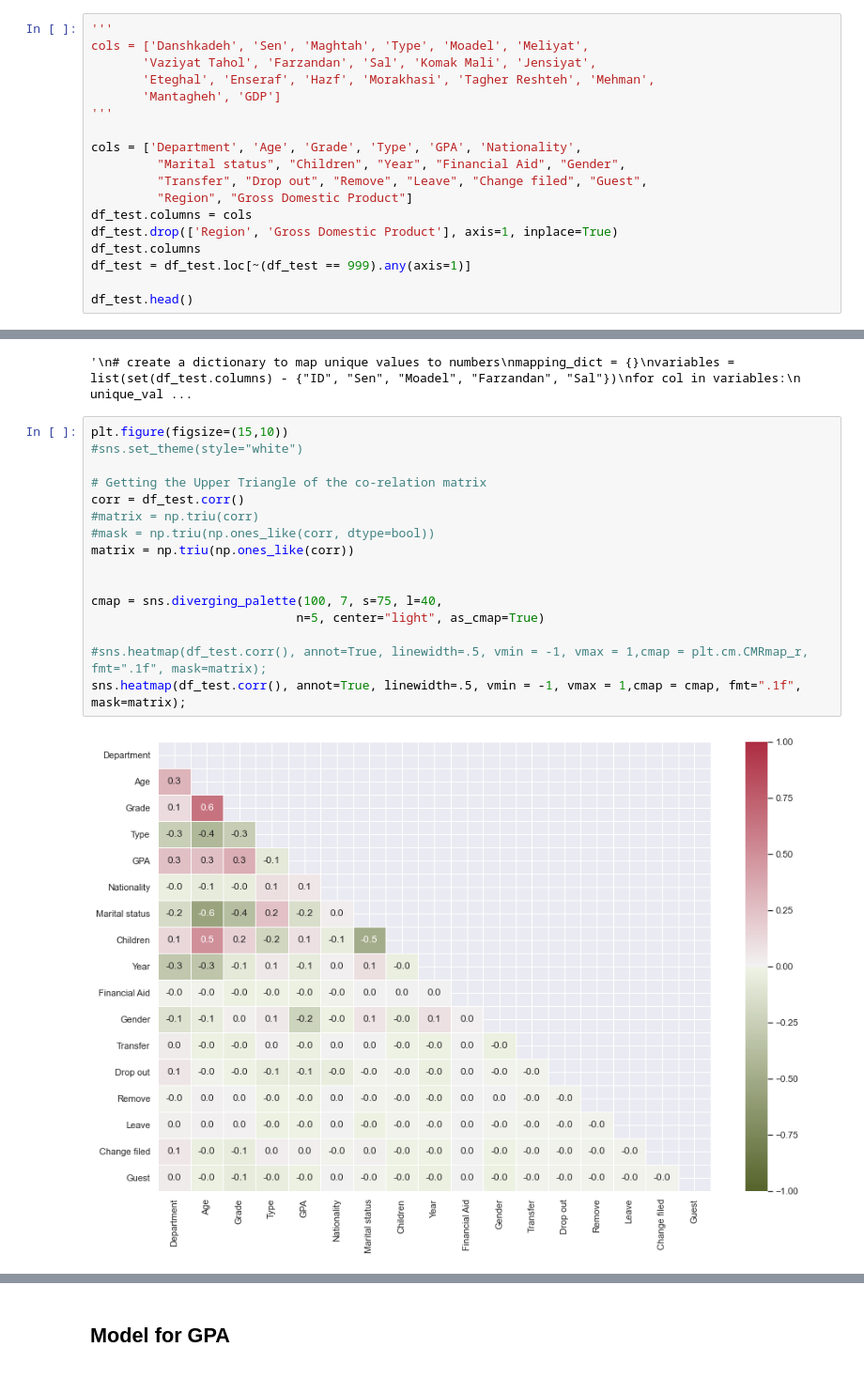
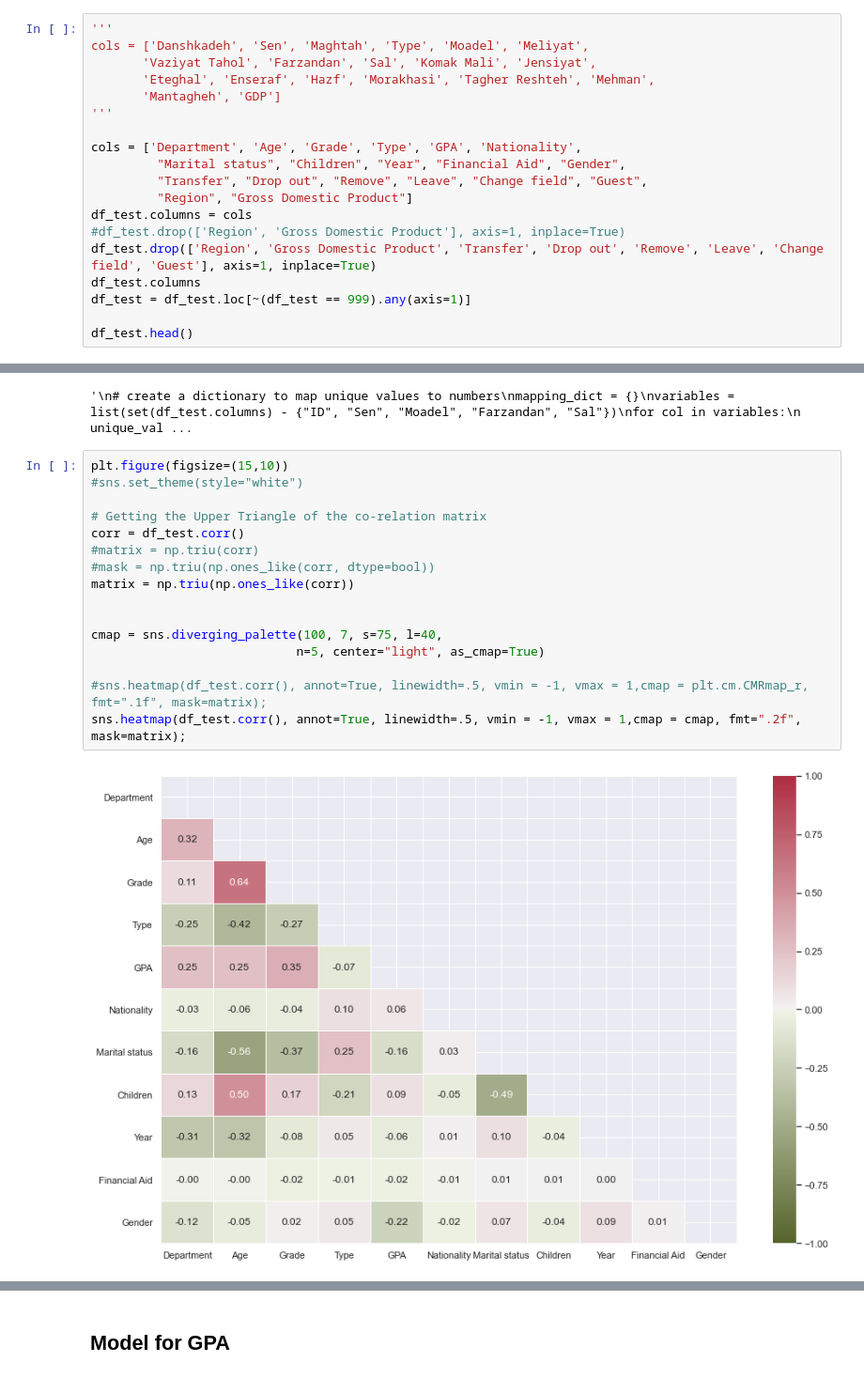
Before and after one commit to mghasemi19/ML_EconEduc, a Jupyter notebook: GPA_Regression.ipynb, the cells around one changed output, grey strips where cells are left out. Shown at 94% size. Saved outputs shown, nothing was run; the diff lists cells and outputs as text.

Commit message:
Fix some comments and add KS test

```diff
--- a/GPA_Regression.ipynb
+++ b/GPA_Regression.ipynb
@@ -45,10 +50,11 @@ cols = ['Danshkadeh', 'Sen', 'Maghtah', 'Type', 'Moadel', 'Meliyat',
 
 cols = ['Department', 'Age', 'Grade', 'Type', 'GPA', 'Nationality',
          "Marital status", "Children", "Year", "Financial Aid", "Gender",
-         "Transfer", "Drop out", "Remove", "Leave", "Change filed", "Guest",
+         "Transfer", "Drop out", "Remove", "Leave", "Change field", "Guest",
          "Region", "Gross Domestic Product"]
 df_test.columns = cols
-df_test.drop(['Region', 'Gross Domestic Product'], axis=1, inplace=True)
+#df_test.drop(['Region', 'Gross Domestic Product'], axis=1, inplace=True)
+df_test.drop(['Region', 'Gross Domestic Product', 'Transfer', 'Drop out', 'Remove', 'Leave', 'Change field', 'Guest'], axis=1, inplace=True)
 df_test.columns
 df_test = df_test.loc[~(df_test == 999).any(axis=1)]
 
@@ -121,18 +139,18 @@ df_test.head()
 # %%
 plt.figure(figsize=(15,10))
 #sns.set_theme(style="white")
 
 # Getting the Upper Triangle of the co-relation matrix
 corr = df_test.corr()
 #matrix = np.triu(corr)
 #mask = np.triu(np.ones_like(corr, dtype=bool))
 matrix = np.triu(np.ones_like(corr))
 
 
 cmap = sns.diverging_palette(100, 7, s=75, l=40,
                             n=5, center="light", as_cmap=True)
 
 #sns.heatmap(df_test.corr(), annot=True, linewidth=.5, vmin = -1, vmax = 1,cmap = plt.cm.CMRmap_r, fmt=".1f", mask=matrix);
-sns.heatmap(df_test.corr(), annot=True, linewidth=.5, vmin = -1, vmax = 1,cmap = cmap, fmt=".1f", mask=matrix);
+sns.heatmap(df_test.corr(), annot=True, linewidth=.5, vmin = -1, vmax = 1,cmap = cmap, fmt=".2f", mask=matrix);
 # %% [output]
-[figure, old version]
+[figure, new version]
```
Also changed, not shown: parts of 13 cells of this notebook, 1 other file.
